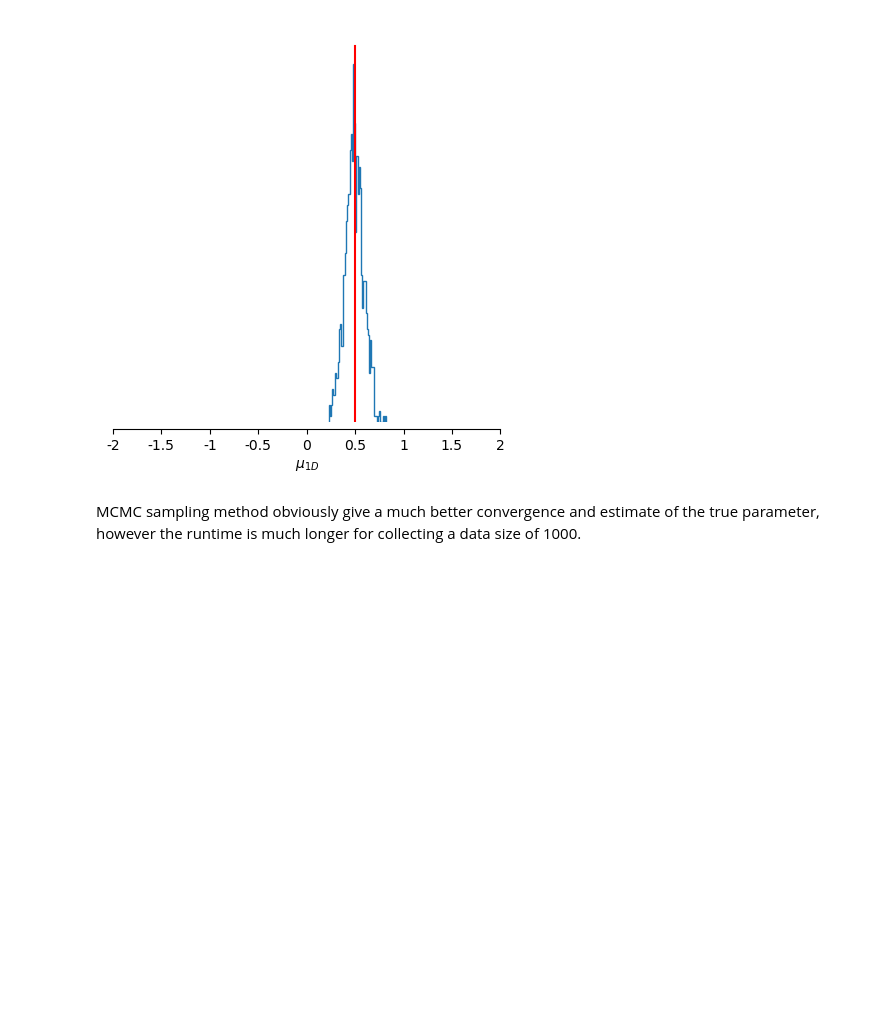
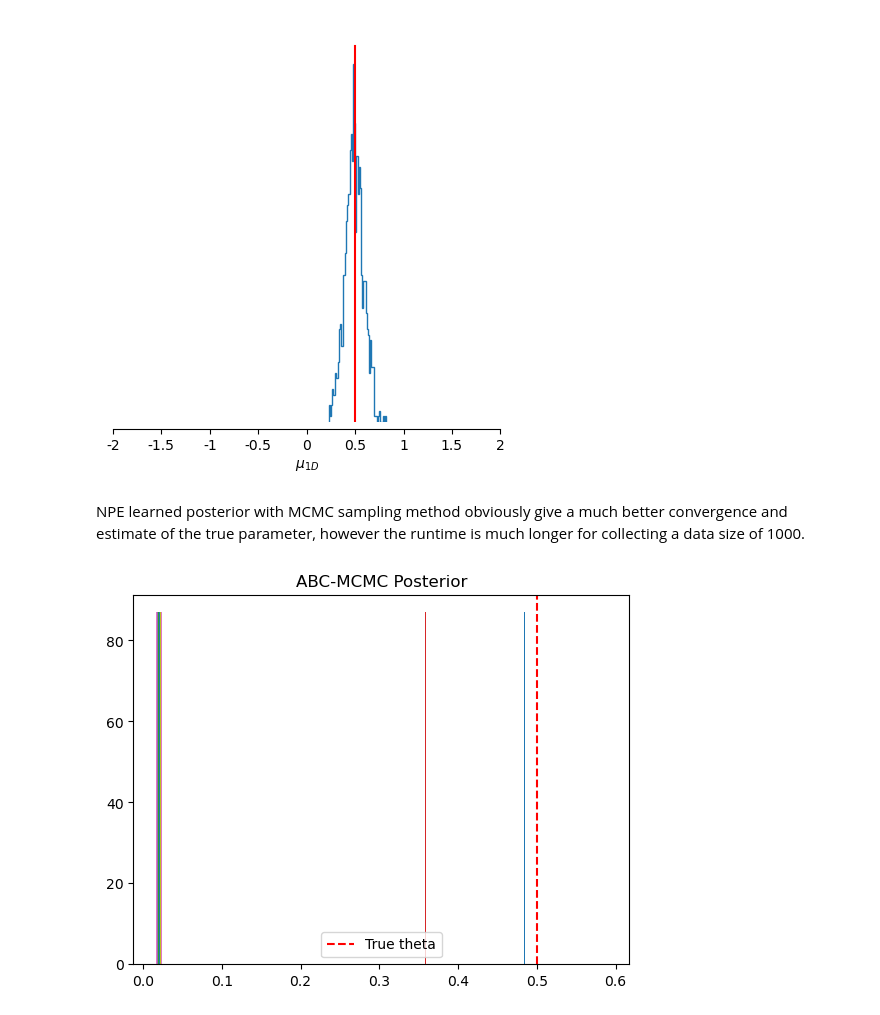
Before and after one commit to james-alvey-42/sbi-features, a Jupyter notebook: notebooks/2025-07-17-wk3-.ipynb, the cells around one changed output. Cells and saved outputs as stored; diff of their text form; code cells hidden in the pictures; blank space fills up the shorter version.

Commit message:
added ABC-MCMC

```diff
--- a/notebooks/2025-07-17-wk3-.ipynb
+++ b/notebooks/2025-07-17-wk3-.ipynb
@@ -141,4 +141,37 @@ fig, ax = analysis.pairplot(
 # %% [output]
 [figure]
 # %% [markdown]
-MCMC sampling method obviously give a much better convergence and estimate of the true parameter, however the runtime is much longer for collecting a data size of 1000.
+NPE learned posterior with MCMC sampling method obviously give a much better convergence and estimate of the true parameter, however the runtime is much longer for collecting a data size of 1000.
+# %%
+# 1D ABC MCMC
+import torch
+torch.random.manual_seed(13)
+
+true_theta = torch.tensor([0.5])
+x_obs = simulator(true_theta)
+
+num_points = 1000
+epsilon = 0.05   #ABC threshold
+sd = 0.1
+theta_chain = []
+
+theta_init = torch.rand(1)
+
+for _ in range(num_points):
+    theta_prop = theta_init + sd * torch.randn(1)   #choose theta_prop in 1 sd away from the theta_init
+    x_sim = simulator(theta_prop)
+    d = torch.norm(x_sim - x_obs)
+
+    if d < epsilon:
+        theta_init = theta_prop
+
+    theta_chain.append(theta_init)
+# %%
+import matplotlib.pyplot as plt
+plt.hist(theta_chain, bins=50, density=True)
+plt.axvline(x=0.5, color='red', ls='--', label='True theta')
+plt.title('ABC-MCMC Posterior')
+plt.legend()
+plt.show()
+# %% [output]
+[figure, added]
```
Also changed, not shown: 21 other files.
